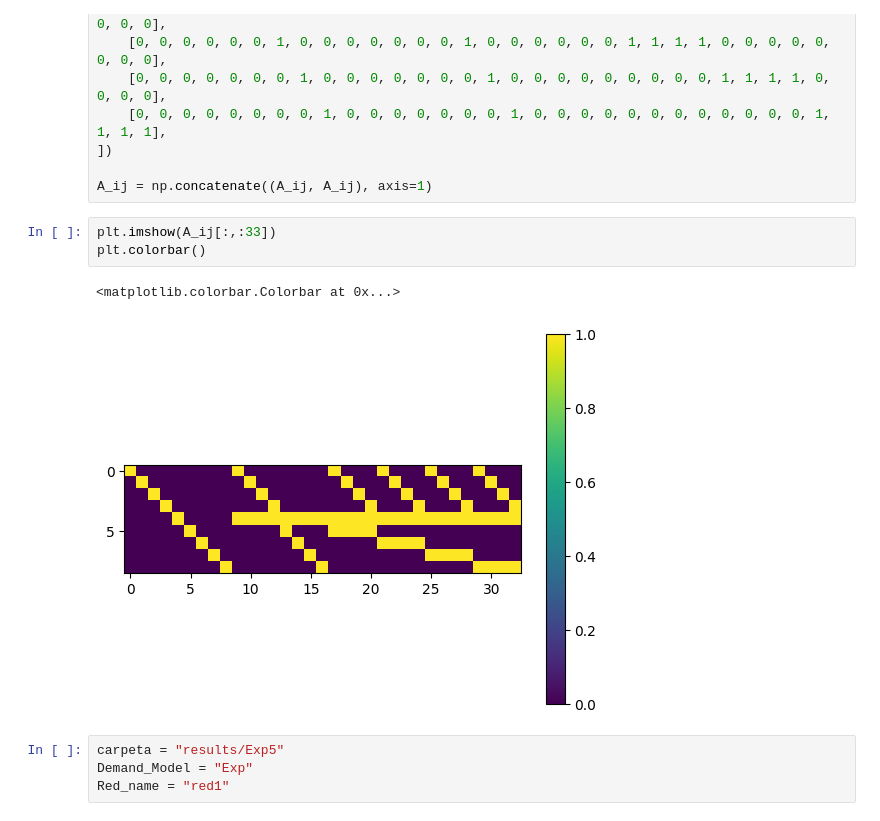
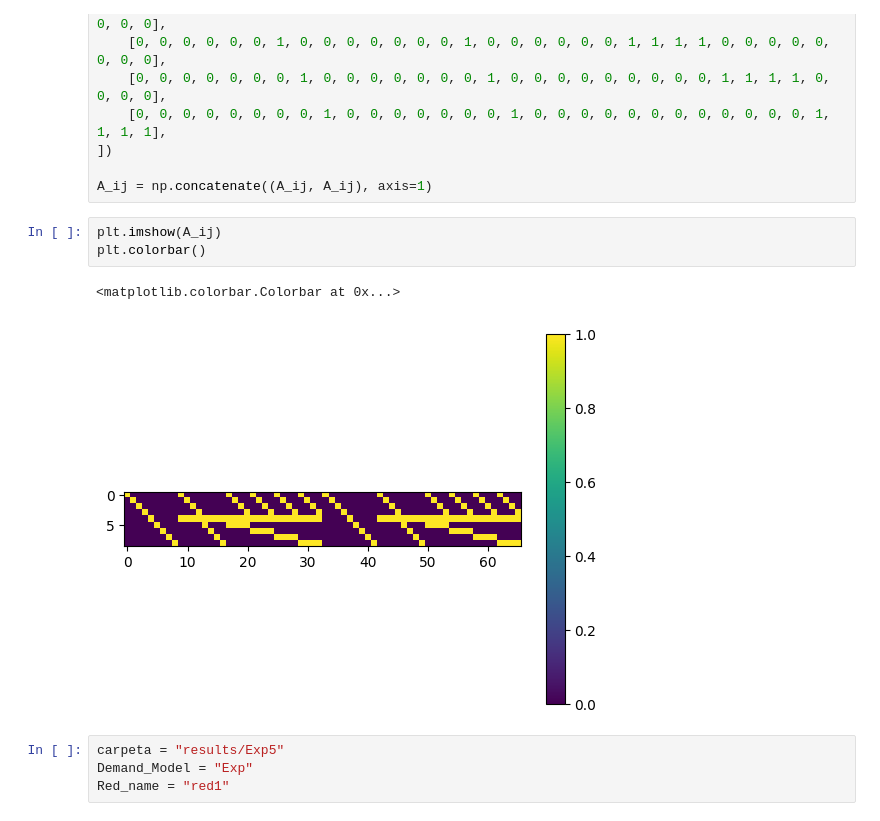
Before and after one commit to Oseluss/RMS, a Jupyter notebook: bench-test.ipynb, the cells around one changed output. Drawn from its saved outputs; the diff is of its cells as text.

```diff
--- a/bench-test.ipynb
+++ b/bench-test.ipynb
@@ -71,11 +508,11 @@ A_ij = np.array([
 
 A_ij = np.concatenate((A_ij, A_ij), axis=1)
 # %%
-plt.imshow(A_ij[:,:33])
+plt.imshow(A_ij)
 plt.colorbar()
 # %% [output]
 <matplotlib.colorbar.Colorbar at 0x...>
-[figure, old version]
+[figure, new version]
 # %%
 carpeta = "results/Exp5"
 Demand_Model = "Exp"
```
Also changed, not shown: parts of 16 cells of this notebook, 7 other files.
